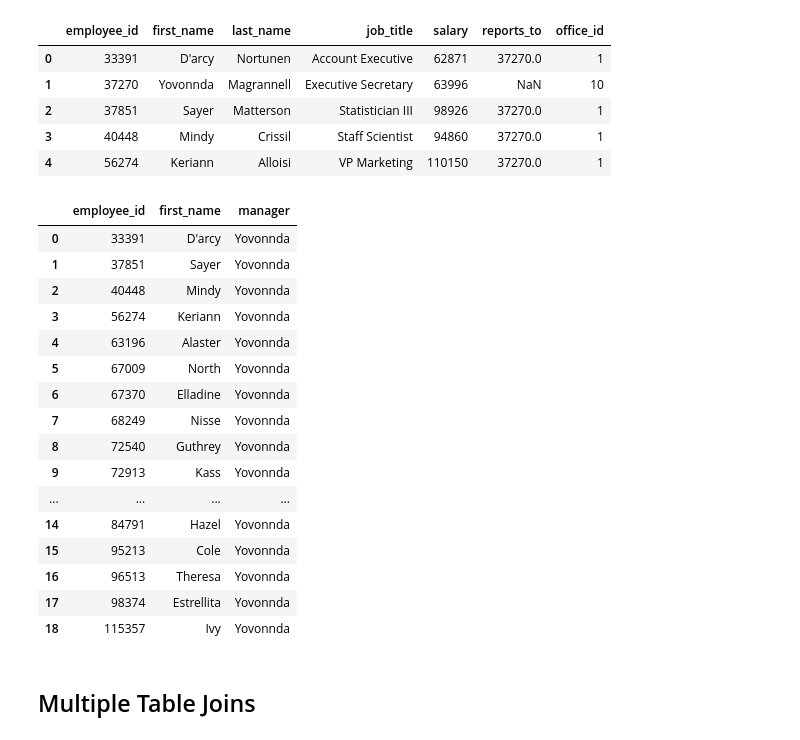
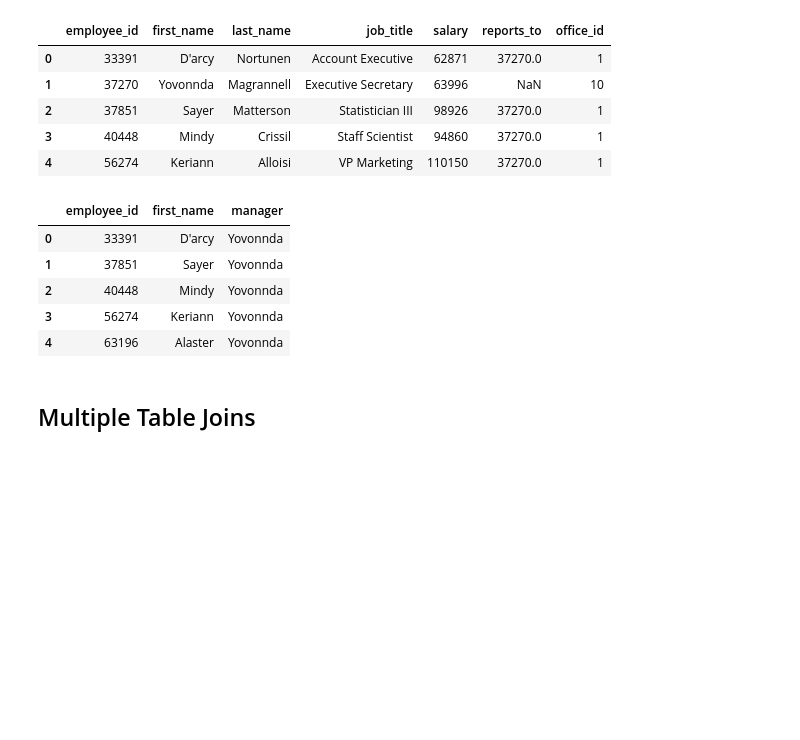
Before and after one commit to VeenaKGit/Knowledge, a Jupyter notebook: Working with Databases.ipynb, the cells around one changed output. Drawn from its saved outputs; the diff is of its cells as text; code cells hidden in the pictures; blank space fills up the shorter version.

```diff
--- a/Working with Databases.ipynb
+++ b/Working with Databases.ipynb
@@ -483,27 +538,17 @@ LIMIT 5' \
 # %%
 pd.read_sql_query(
 'SELECT  e.employee_id, e.first_name, m.first_name AS manager \
 FROM employees e \
-JOIN employees m ON e.reports_to = m.employee_id' \
+JOIN employees m ON e.reports_to = m.employee_id \
+LIMIT 5' \
 , connection)
 # %% [output]
 |  | employee_id | first_name | manager |
 | 0 | 33391 | D'arcy | Yovonnda |
 | 1 | 37851 | Sayer | Yovonnda |
 | 2 | 40448 | Mindy | Yovonnda |
 | 3 | 56274 | Keriann | Yovonnda |
 | 4 | 63196 | Alaster | Yovonnda |
-| 5 | 67009 | North | Yovonnda |
-| 6 | 67370 | Elladine | Yovonnda |
-| 7 | 68249 | Nisse | Yovonnda |
-| 8 | 72540 | Guthrey | Yovonnda |
-| 9 | 72913 | Kass | Yovonnda |
-| ... | ... | ... | ... |
-| 14 | 84791 | Hazel | Yovonnda |
-| 15 | 95213 | Cole | Yovonnda |
-| 16 | 96513 | Theresa | Yovonnda |
-| 17 | 98374 | Estrellita | Yovonnda |
-| 18 | 115357 | Ivy | Yovonnda |
 # %% [markdown]
 ## Multiple Table Joins
 # %%
```
Also changed, not shown: parts of 43 cells of this notebook, 1 other file.
